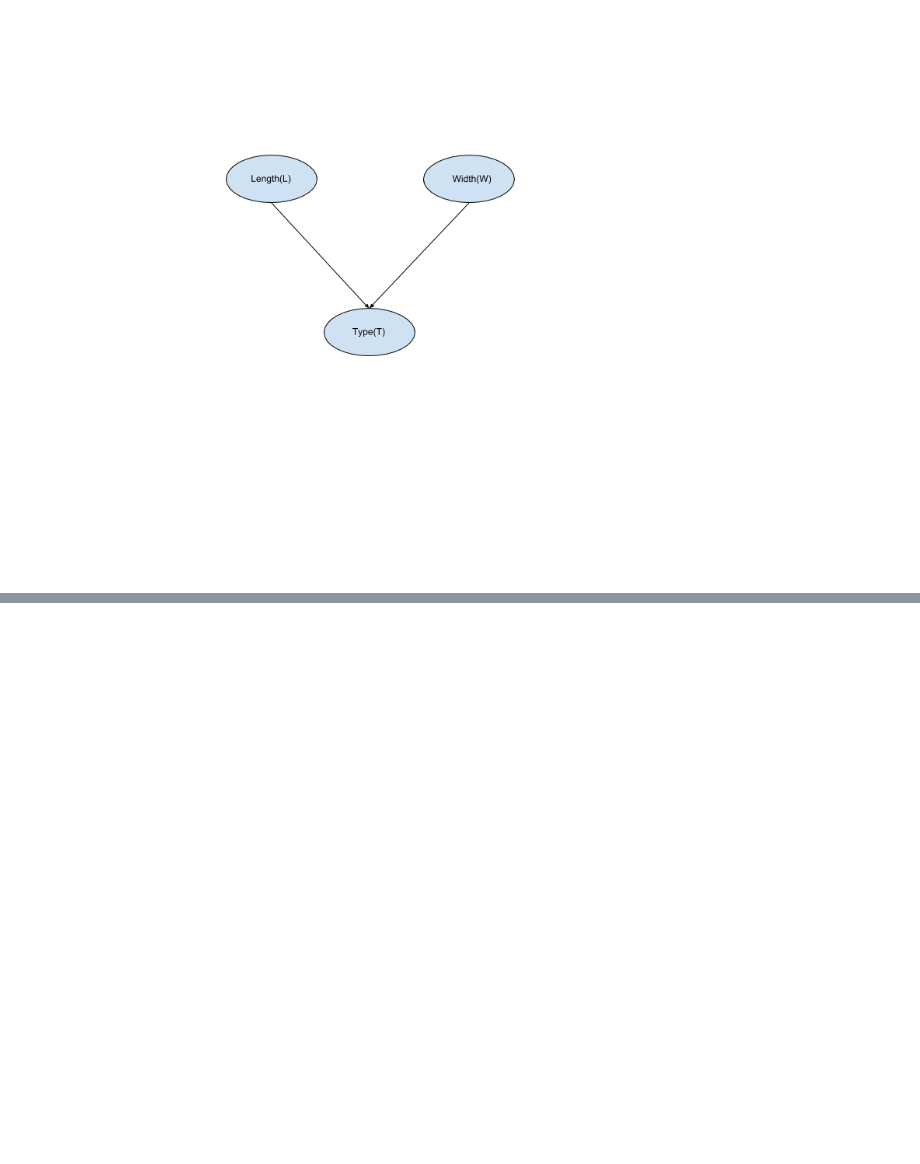
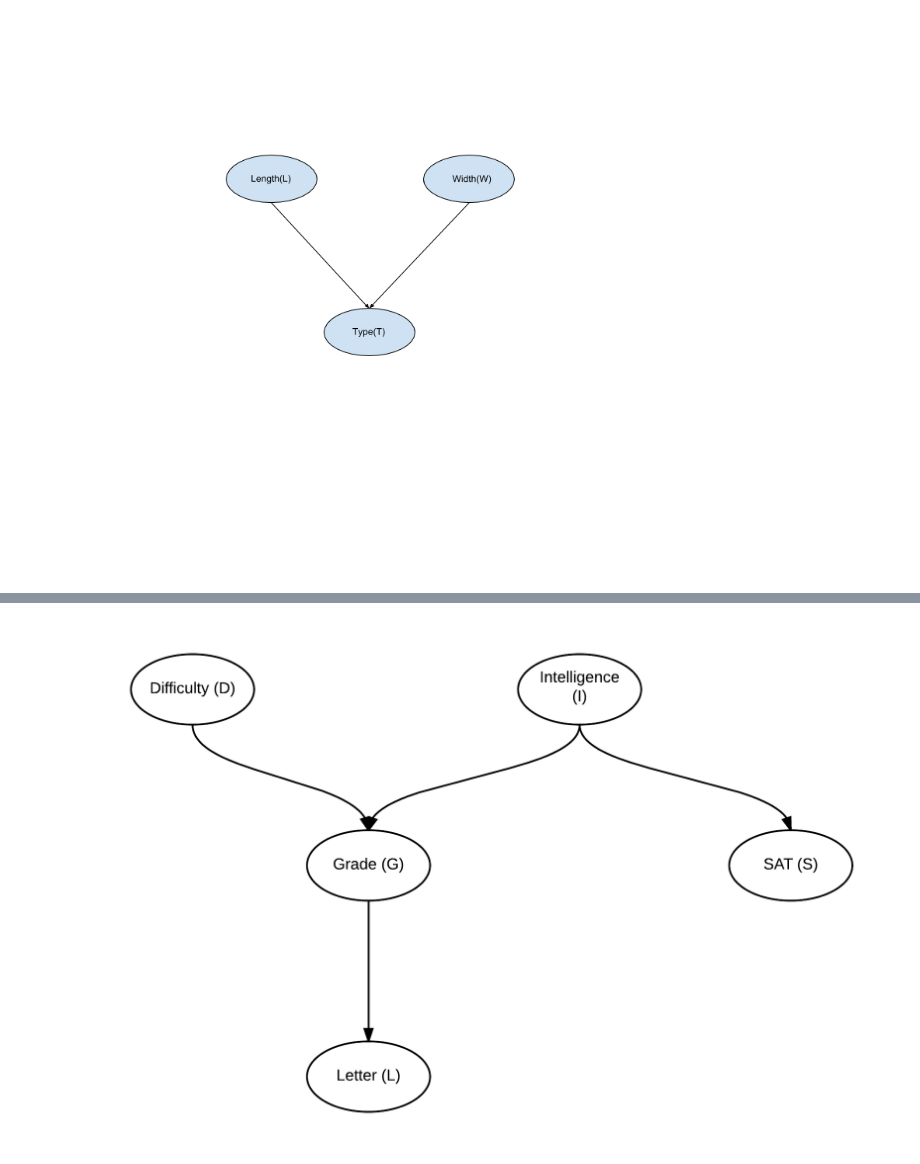
Before and after one commit to pgmpy/pgmpy_notebook, a Jupyter notebook: notebooks/1. Introduction to Probabilistic Graphical Models.ipynb, the cells around one changed output, grey strips where cells are left out. Saved outputs shown, nothing was run; the diff lists cells and outputs as text; code cells hidden in the pictures; blank space fills up the shorter version.

Commit message:
minor updates in 1st notebook and add image

```diff
--- a/notebooks/1. Introduction to Probabilistic Graphical Models.ipynb
+++ b/notebooks/1. Introduction to Probabilistic Graphical Models.ipynb
@@ -174,0 +177,4 @@ In this case the parameters of the network would be $ P(L) $, $ P(W) $ and $ P(T
+# %%
+Image(filename='../images/1/student.png')
+# %% [output]
+[figure, added]
```
Also changed, not shown: parts of 11 cells of this notebook, 1 other file.
